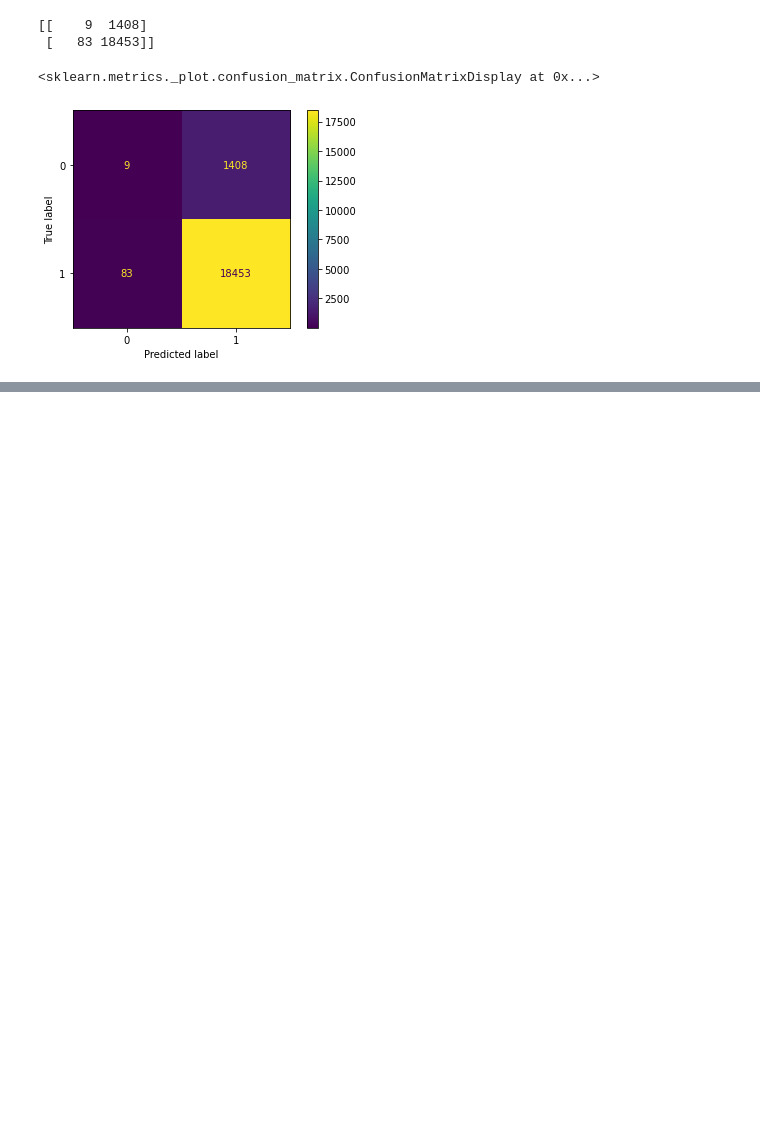
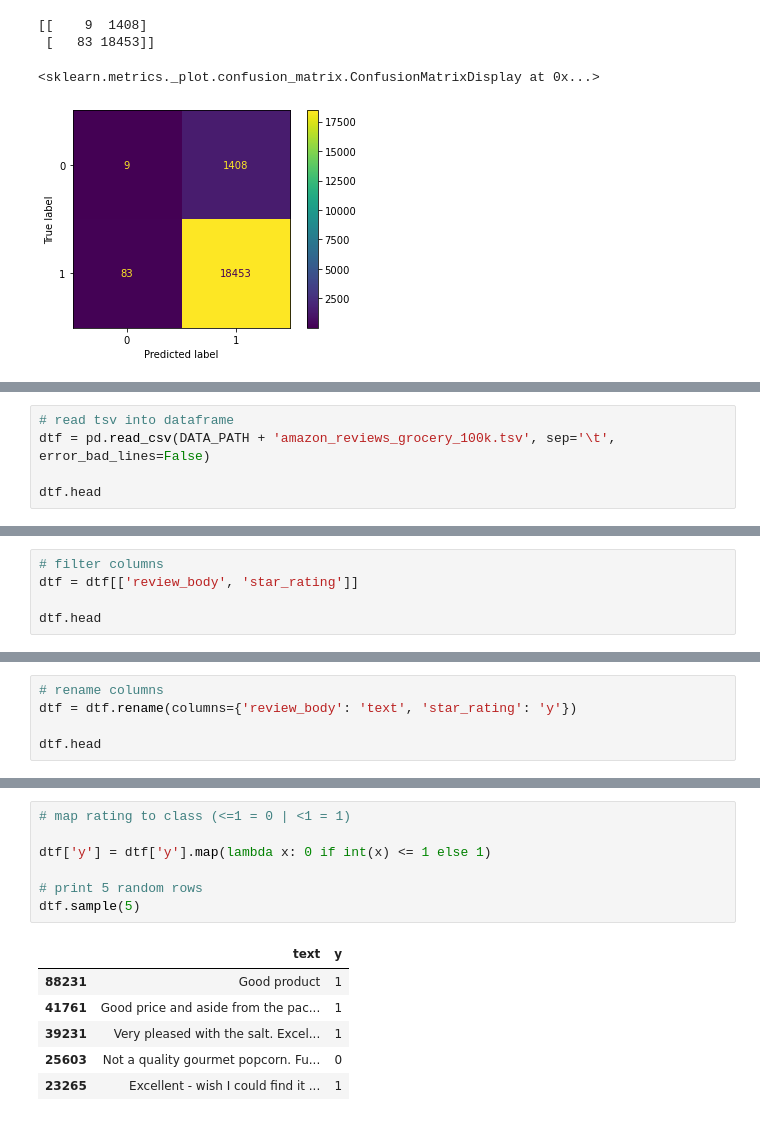
Before and after one commit to JediRhymeTrix/COSC-6339-HW3, a Jupyter notebook: hw3.ipynb, the cells around one changed output, grey strips where cells are left out. Drawn from its saved outputs; the diff is of its cells as text; blank space fills up the shorter version.

```diff
--- a/hw3.ipynb
+++ b/hw3.ipynb
@@ -227,0 +239,5 @@ ConfusionMatrixDisplay(conf_matrix).plot()
+# %%
+# read tsv into dataframe
+dtf = pd.read_csv(DATA_PATH + 'amazon_reviews_grocery_100k.tsv', sep='\t', error_bad_lines=False)
+
+dtf.head
@@ -227,0 +265,5 @@ ConfusionMatrixDisplay(conf_matrix).plot()
+# %%
+# filter columns
+dtf = dtf[['review_body', 'star_rating']]
+
+dtf.head
@@ -227,0 +285,5 @@ ConfusionMatrixDisplay(conf_matrix).plot()
+# %%
+# rename columns
+dtf = dtf.rename(columns={'review_body': 'text', 'star_rating': 'y'})
+
+dtf.head
@@ -227,0 +305,14 @@ ConfusionMatrixDisplay(conf_matrix).plot()
+# %%
+# map rating to class (<=1 = 0 | <1 = 1)
+
+dtf['y'] = dtf['y'].map(lambda x: 0 if int(x) <= 1 else 1)
+
+# print 5 random rows
+dtf.sample(5)
+# %% [output]
+|  | text | y |
+| 88231 | Good product | 1 |
+| 41761 | Good price and aside from the pac... | 1 |
+| 39231 | Very pleased with the salt. Excel... | 1 |
+| 25603 | Not a quality gourmet popcorn. Fu... | 0 |
+| 23265 | Excellent - wish I could find it ... | 1 |
```
Also changed, not shown: parts of 20 cells of this notebook, 1 other file.
